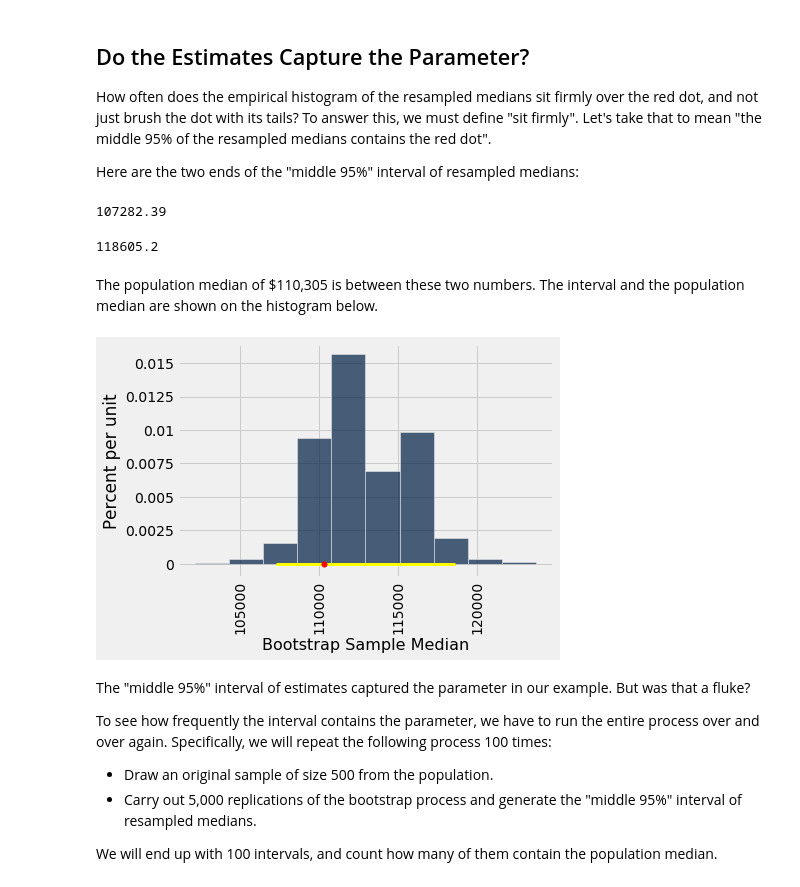
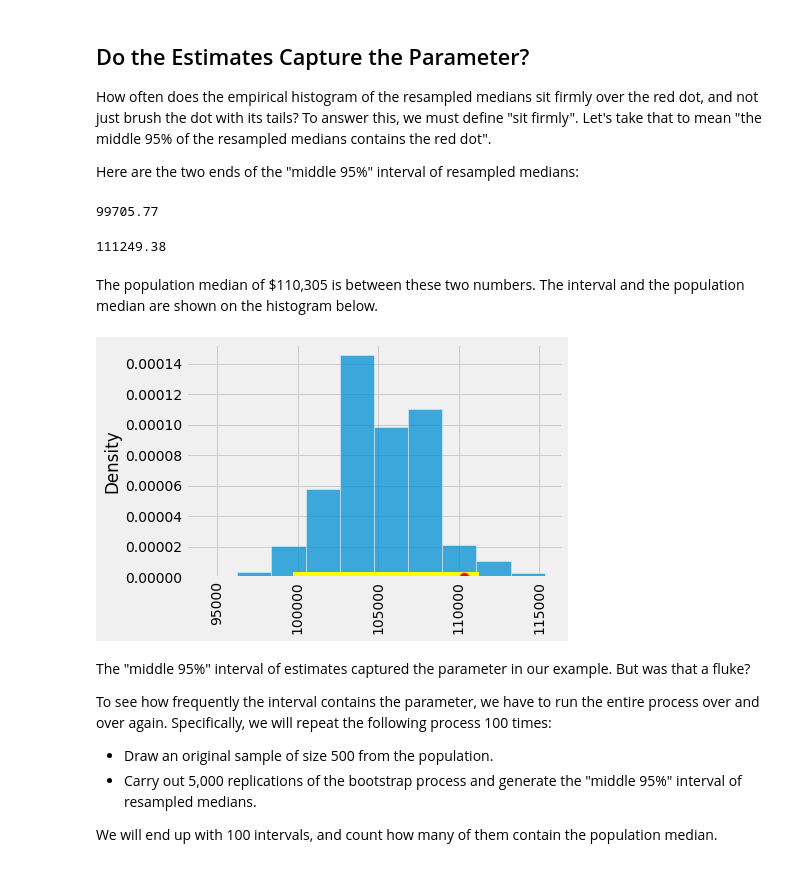
Before and after one commit to floreencia/textbook-flo, a Jupyter notebook: chapters/13/2/Bootstrap.ipynb, the cells around one changed output. Cells and saved outputs as stored; diff of their text form; code cells hidden in the pictures.

```diff
--- a/chapters/13/2/Bootstrap.ipynb
+++ b/chapters/13/2/Bootstrap.ipynb
@@ -193,11 +196,11 @@ def bootstrap_median(original_sample, label, replications):
     label: label of column containing the variable
     replications: number of bootstrap samples
     """
-    just_one_column = original_sample.select(label)
-    medians = make_array()
+    just_one_column = original_sample[label]
+    medians = np.array([])
     for i in np.arange(replications):
-        bootstrap_sample = just_one_column.sample()
-        resampled_median = percentile(50, bootstrap_sample.column(0))
+        bootstrap_sample = just_one_column.sample(frac=1, replace=True)
+        resampled_median = np.percentile( bootstrap_sample, 50)
         medians = np.append(medians, resampled_median)
 
     return medians
@@ -228,26 +228,26 @@ How often does the empirical histogram of the resampled medians sit firmly over
 
 Here are the two ends of the "middle 95%" interval of resampled medians:
 # %%
-left = percentile(2.5, bstrap_medians)
+left = np.percentile(bstrap_medians, 2.5)
 left
 # %% [output]
-107282.39
+99705.77
 # %%
-right = percentile(97.5, bstrap_medians)
+right = np.percentile(bstrap_medians, 97.5)
+left
 right
 # %% [output]
-118605.2
+111249.38
 # %% [markdown]
 The population median of \$110,305 is between these two numbers. The interval and the population median are shown on the histogram below.
 # %%
-#median_bins=np.arange(100000, 130000, 2500)
-#resampled_medians.hist(bins = median_bins)
-resampled_medians.hist()
+sns.histplot(data=bstrap_medians, stat='density', bins=10)
+plt.xticks(rotation=90)
 
-plots.plot(make_array(left, right), make_array(0, 0), color='yellow', lw=3, zorder=1)
-plots.scatter(pop_median, 0, color='red', s=30, zorder=2);
+plt.plot(np.array([left, right]), np.array([0, 0]), color='yellow', lw=10, zorder=1)
+plt.scatter(pop_median, 0, color='red', s=80, zorder=2);
 # %% [output]
-[figure, old version]
+[figure, new version]
 # %% [markdown]
 The "middle 95%" interval of estimates captured the parameter in our example. But was that a fluke?
 
```
Also changed, not shown: parts of 16 cells of this notebook.
